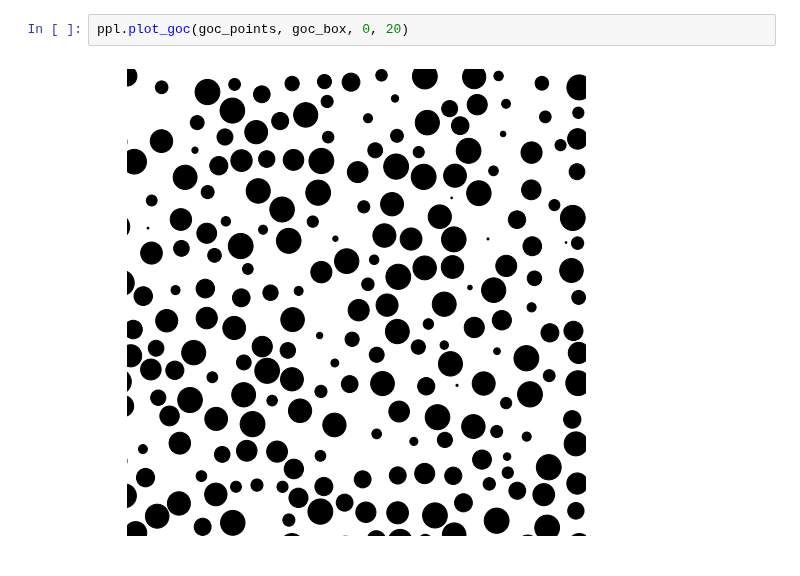
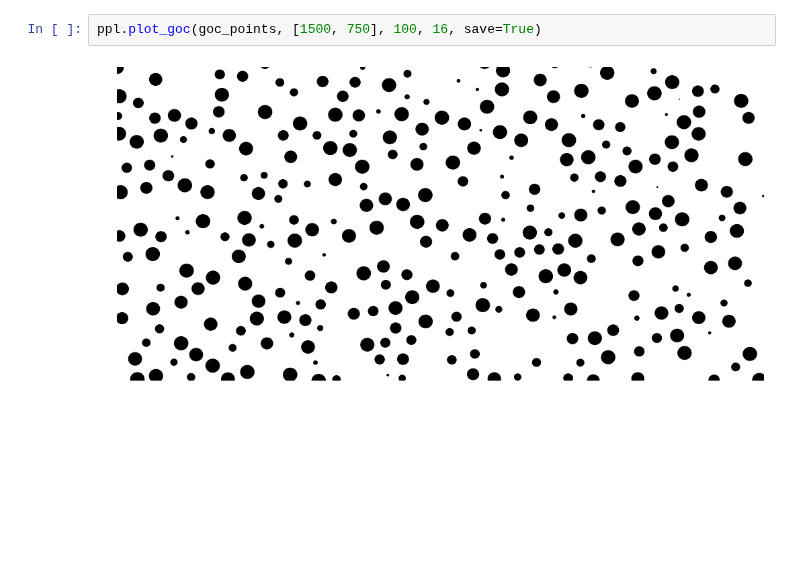
Before and after one commit to CNS-OIST/pycabnn, a Jupyter notebook: pop_gen_test.ipynb, the cells around one changed output. Saved outputs shown, nothing was run; the diff lists cells and outputs as text; blank space fills up the shorter version.

```diff
--- a/pop_gen_test.ipynb
+++ b/pop_gen_test.ipynb
@@ -86,5 +87,5 @@ Iteration: 820, (final)Points Created: 1300, is_grid_empty:9272 (87.711663986377
-# %%
-ppl.plot_goc(goc_points, goc_box, 0, 20)
-# %% [output]
-[figure, removed]
+# %%
+ppl.plot_goc(goc_points, [1500, 750], 100, 16, save=True)
+# %% [output]
+[figure, added]
 # %%
```
Also changed, not shown: parts of 23 cells of this notebook, 11 other files.
